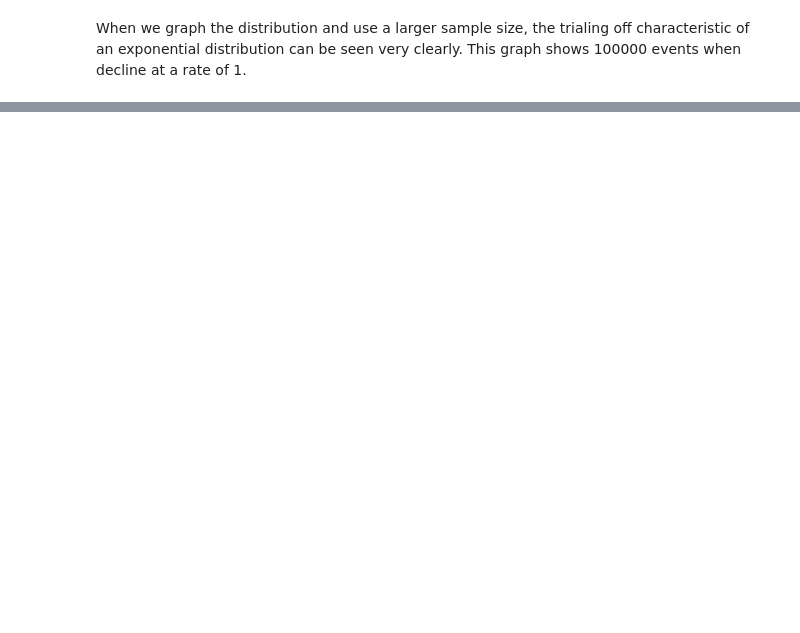
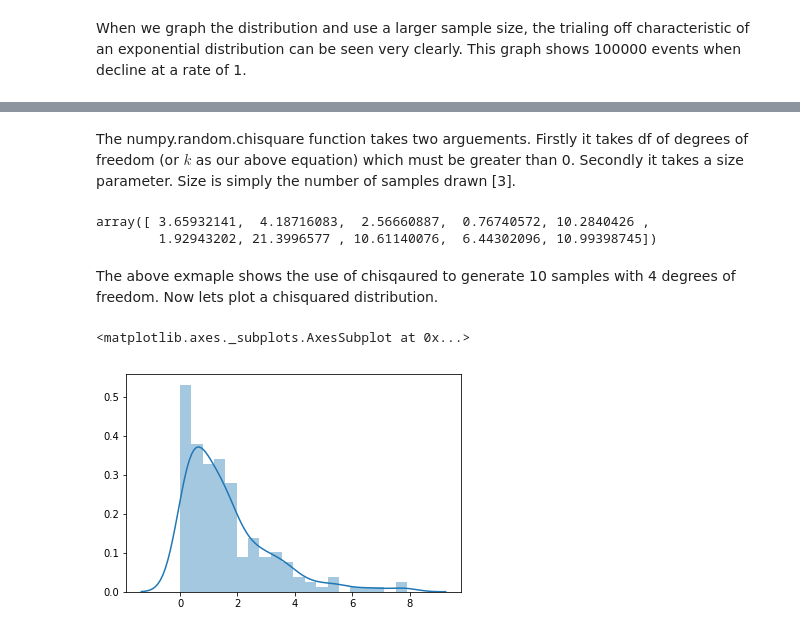
Before and after one commit to zoecahill1/DAprog-assignment, a Jupyter notebook: numpy-random.ipynb, the cells around one changed output, grey strips where cells are left out. Saved outputs shown, nothing was run; the diff lists cells and outputs as text; code cells hidden in the pictures; blank space fills up the shorter version.

Commit message:
added chisquared

```diff
--- a/numpy-random.ipynb
+++ b/numpy-random.ipynb
@@ -233,0 +244,14 @@ When we graph the distribution and use a larger sample size, the trialing off ch
+# %% [markdown]
+The numpy.random.chisquare function takes two arguements. Firstly it takes df of degrees of freedom (or $ k $ as our above equation) which must be greater than 0. Secondly it takes a size parameter. Size is simply the number of samples drawn [3].
+# %%
+np.random.chisquare(4, size=10)
+# %% [output]
+array([ 3.65932141,  4.18716083,  2.56660887,  0.76740572, 10.2840426 ,
+        1.92943202, 21.3996577 , 10.61140076,  6.44302096, 10.99398745])
+# %% [markdown]
+The above exmaple shows the use of chisqaured to generate 10 samples with 4 degrees of freedom. Now lets plot a chisquared distribution.
+# %%
+sns.distplot(np.random.chisquare(2, size=200), bins=20)
+# %% [output]
+<matplotlib.axes._subplots.AxesSubplot at 0x...>
+[figure, added]
```
Also changed, not shown: parts of 23 cells of this notebook, 1 other file.
